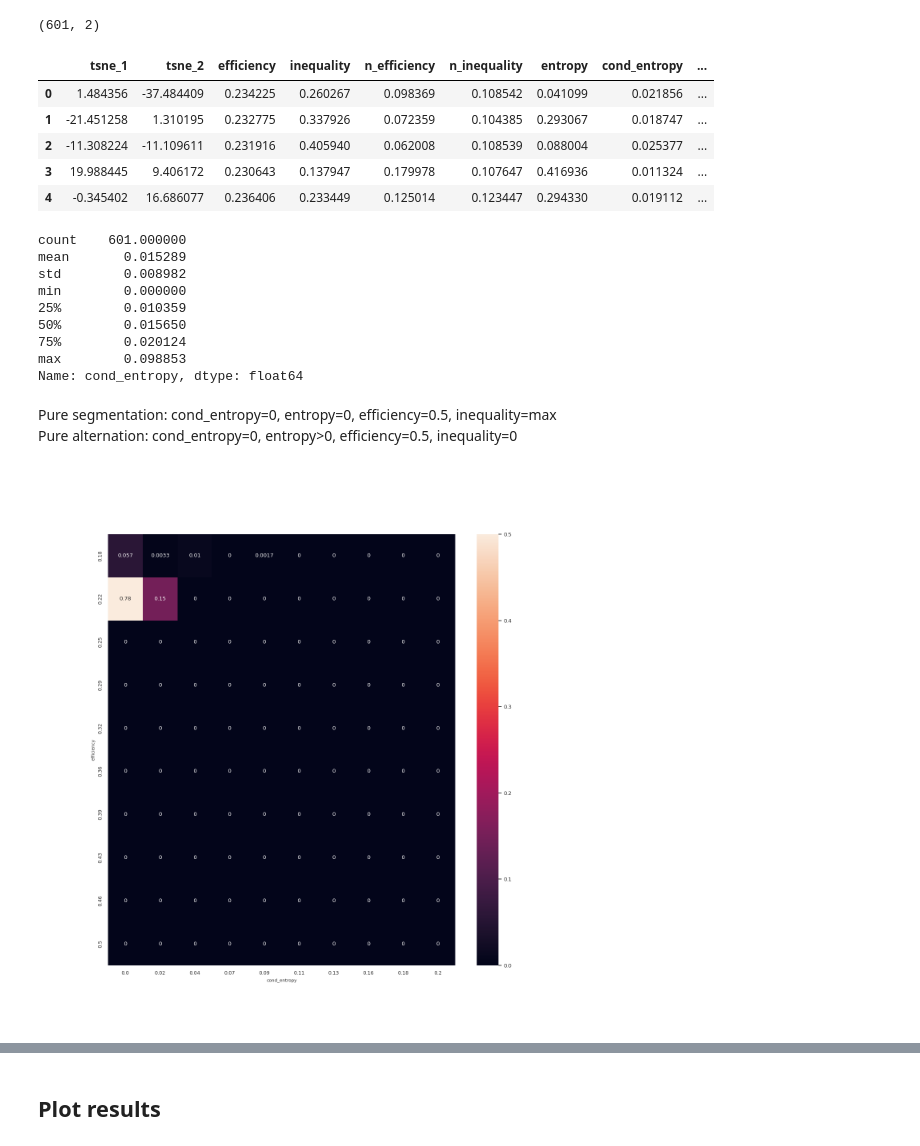
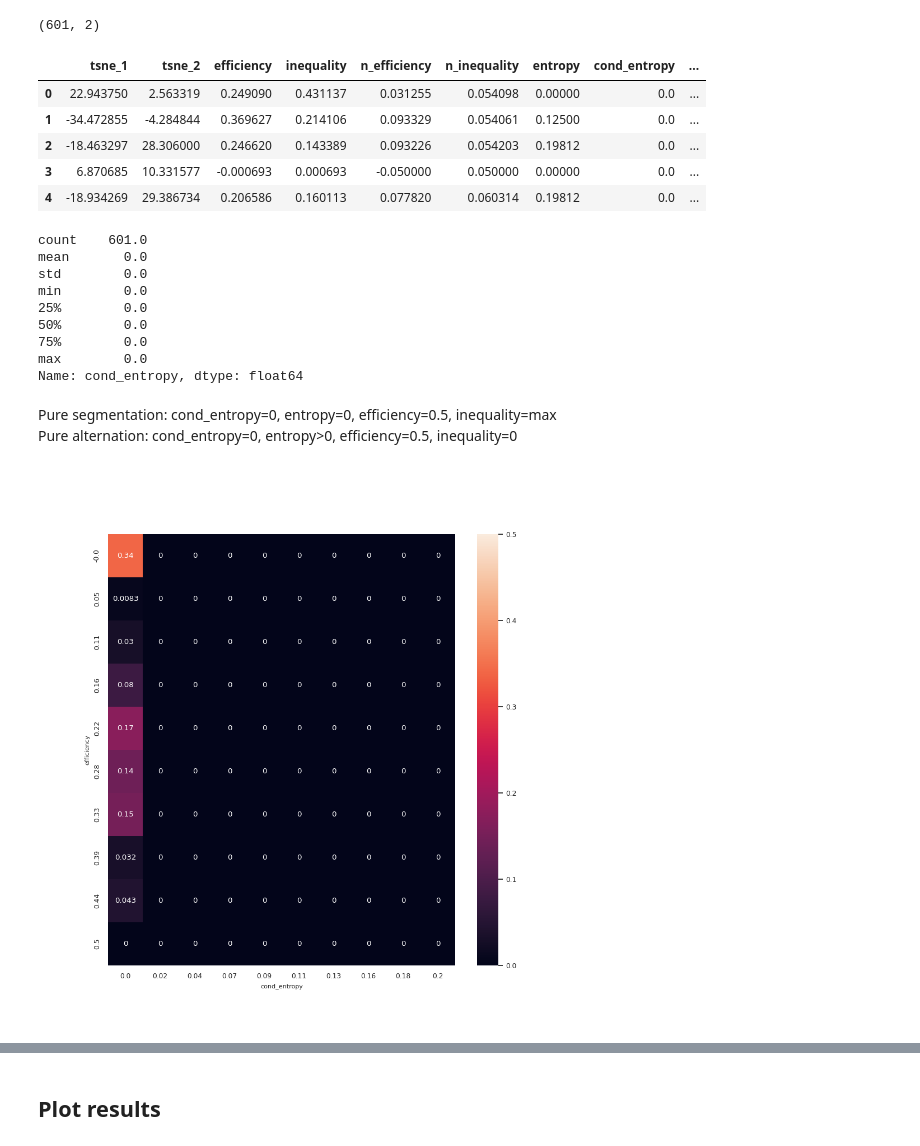
Before and after one commit to calvar/el_farol_agents, a Jupyter notebook: markov_fplay/TSNE.ipynb, the cells around one changed output, grey strips where cells are left out. Drawn from its saved outputs; the diff is of its cells as text; code cells hidden in the pictures.

```diff
--- a/markov_fplay/TSNE.ipynb
+++ b/markov_fplay/TSNE.ipynb
@@ -18,7 +18,7 @@ N = 4
 # %%
-ifile = "simulation_params_N4C0.01Th0.25.dat"#"params/N4/Th0.25/simulation_params_N4C0.01Th0.25.dat"
+ifile = "params/N8/Th0.5/simulation_params_N8C0.0Th0.5.dat"
 plot_folder = "plots/"
-plot_subfolder1 = "data_distribution/N4/"
+plot_subfolder1 = "data_distribution/N8/"
 # %% [markdown]
 ## Load data
 # %%
@@ -108,22 +108,22 @@ df_tsne_res = df_tsne_res.join(df)
 df_tsne_res.head()
 # %% [output]
 |  | tsne_1 | tsne_2 | efficiency | inequality | n_efficiency | n_inequality | entropy | cond_entropy | ... |
-| 0 | 1.484356 | -37.484409 | 0.234225 | 0.260267 | 0.098369 | 0.108542 | 0.041099 | 0.021856 | ... |
-| 1 | -21.451258 | 1.310195 | 0.232775 | 0.337926 | 0.072359 | 0.104385 | 0.293067 | 0.018747 | ... |
-| 2 | -11.308224 | -11.109611 | 0.231916 | 0.405940 | 0.062008 | 0.108539 | 0.088004 | 0.025377 | ... |
-| 3 | 19.988445 | 9.406172 | 0.230643 | 0.137947 | 0.179978 | 0.107647 | 0.416936 | 0.011324 | ... |
-| 4 | -0.345402 | 16.686077 | 0.236406 | 0.233449 | 0.125014 | 0.123447 | 0.294330 | 0.019112 | ... |
+| 0 | 22.943750 | 2.563319 | 0.249090 | 0.431137 | 0.031255 | 0.054098 | 0.00000 | 0.0 | ... |
+| 1 | -34.472855 | -4.284844 | 0.369627 | 0.214106 | 0.093329 | 0.054061 | 0.12500 | 0.0 | ... |
+| 2 | -18.463297 | 28.306000 | 0.246620 | 0.143389 | 0.093226 | 0.054203 | 0.19812 | 0.0 | ... |
+| 3 | 6.870685 | 10.331577 | -0.000693 | 0.000693 | -0.050000 | 0.050000 | 0.00000 | 0.0 | ... |
+| 4 | -18.934269 | 29.386734 | 0.206586 | 0.160113 | 0.077820 | 0.060314 | 0.19812 | 0.0 | ... |
 # %%
 df_tsne_res['cond_entropy'].describe()
 # %% [output]
-count    601.000000
-mean       0.015289
-std        0.008982
-min        0.000000
-25%        0.010359
-50%        0.015650
-75%        0.020124
-max        0.098853
+count    601.0
+mean       0.0
+std        0.0
+min        0.0
+25%        0.0
+50%        0.0
+75%        0.0
+max        0.0
 Name: cond_entropy, dtype: float64
 # %% [markdown]
 Pure segmentation: cond_entropy=0, entropy=0, efficiency=0.5, inequality=max\
@@ -143,14 +143,14 @@ for i in range(nbins-1):
                            (df_tsne_res['cond_entropy']>=y[j]) & (df_tsne_res['cond_entropy']<=y[j+1])]
         lefce[i,j] = df_1.shape[0]/df.shape[0]
 # %%
-fig0, ax = plt.subplots(figsize=(14,14))
+fig0, ax = plt.subplots(figsize=(10,10))
 sns.heatmap(lefce, ax=ax, xticklabels=[str(round(i,2)) for i in y],yticklabels=[str(round(i,2)) for i in x], vmin=0,vmax=0.5,annot=lefce)
 ax.set_ylabel('efficiency',fontsize=8)
 ax.set_xlabel('cond_entropy',fontsize=8)
 fname = ifile[28:].rstrip('.dat')+'.png'
 #plt.savefig(plot_folder+plot_subfolder1+'eff_centropy/eff_centropy_'+fname)
 # %% [output]
-[figure, old version]
+[figure, new version]
 # %%
 nbins = 10
 xinf = df_tsne_res['inequality'].min()
```
Also changed, not shown: parts of 13 cells of this notebook, 6 other files.
